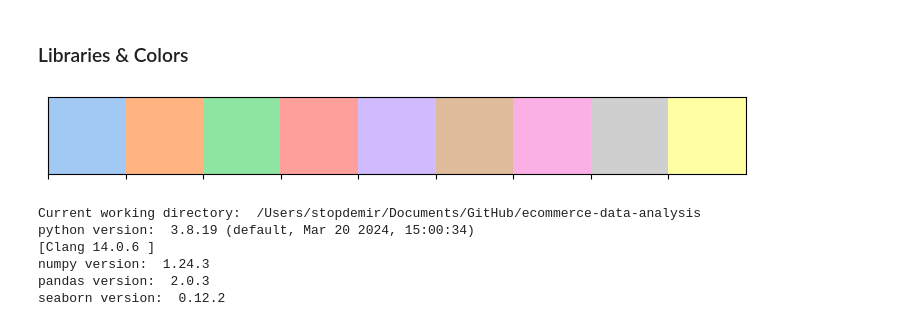
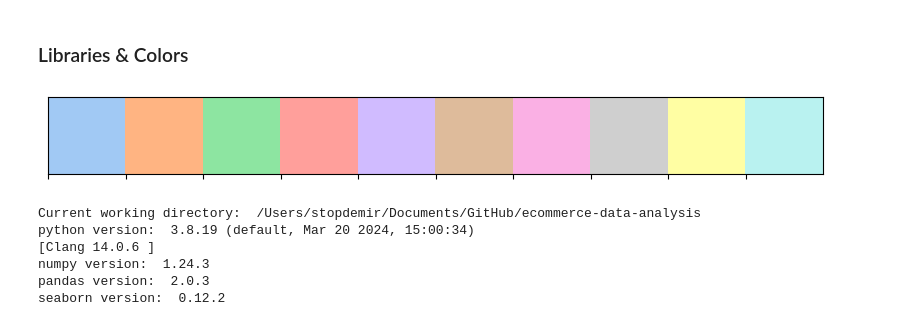
Before and after one commit to stopdemir/ecommerce-data-analysis, a Jupyter notebook: data_analysis.ipynb, the cells around one changed output. Cells and saved outputs as stored; diff of their text form; code cells hidden in the pictures.

```diff
--- a/data_analysis.ipynb
+++ b/data_analysis.ipynb
@@ -20,10 +20,10 @@ from plotly_credentials import *
 chart_studio.tools.set_credentials_file(username=plotly_username, api_key=plotly_api_key)
 # %%
 # to show color palette we used in this notebook
-sns.palplot(sns.color_palette('pastel', 9))
-colors = sns.color_palette('pastel', 9)
+sns.palplot(sns.color_palette('pastel', 10))
+colors = sns.color_palette('pastel', 10)
 # %% [output]
-[figure, old version]
+[figure, new version]
 # %%
 # this part is needed for an advanced statistical data analysis. Main objective of such an analysis is that
 # to identify patterns and trends in the data as well-known data distributions which can be employed in some analysis
```
